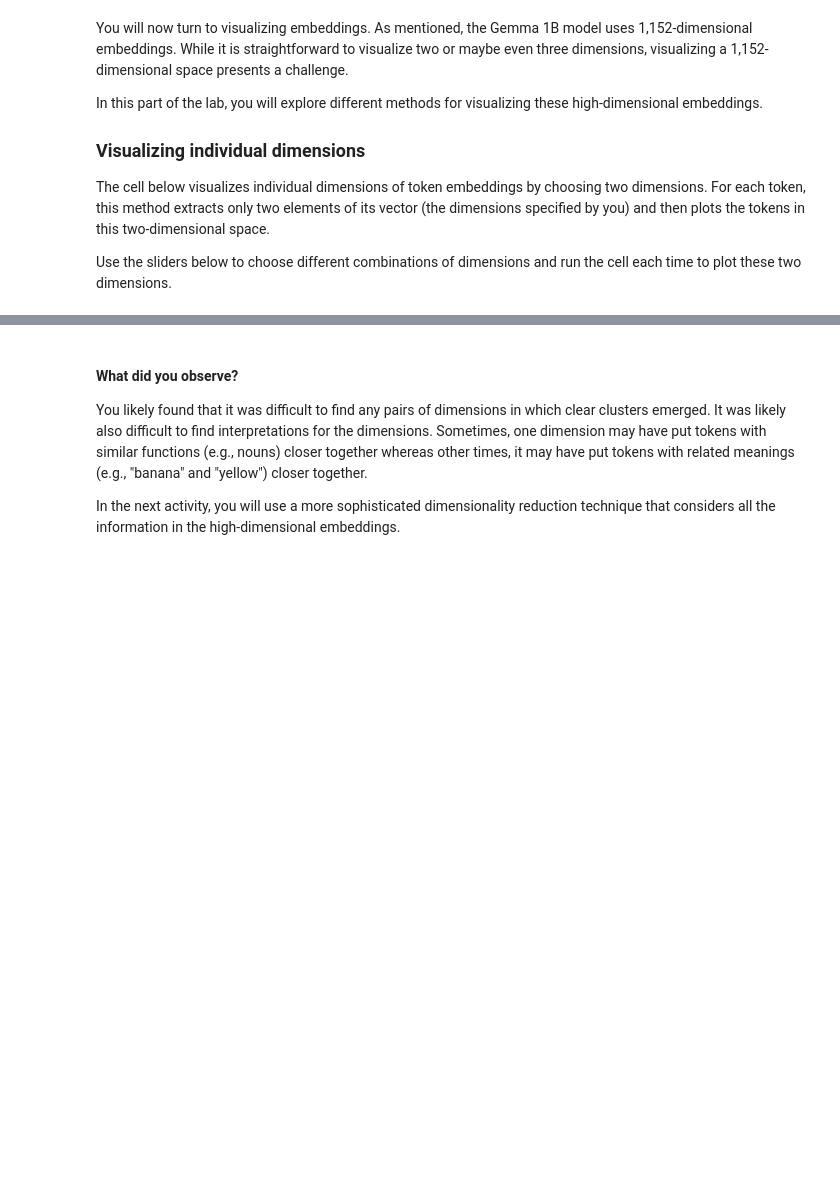
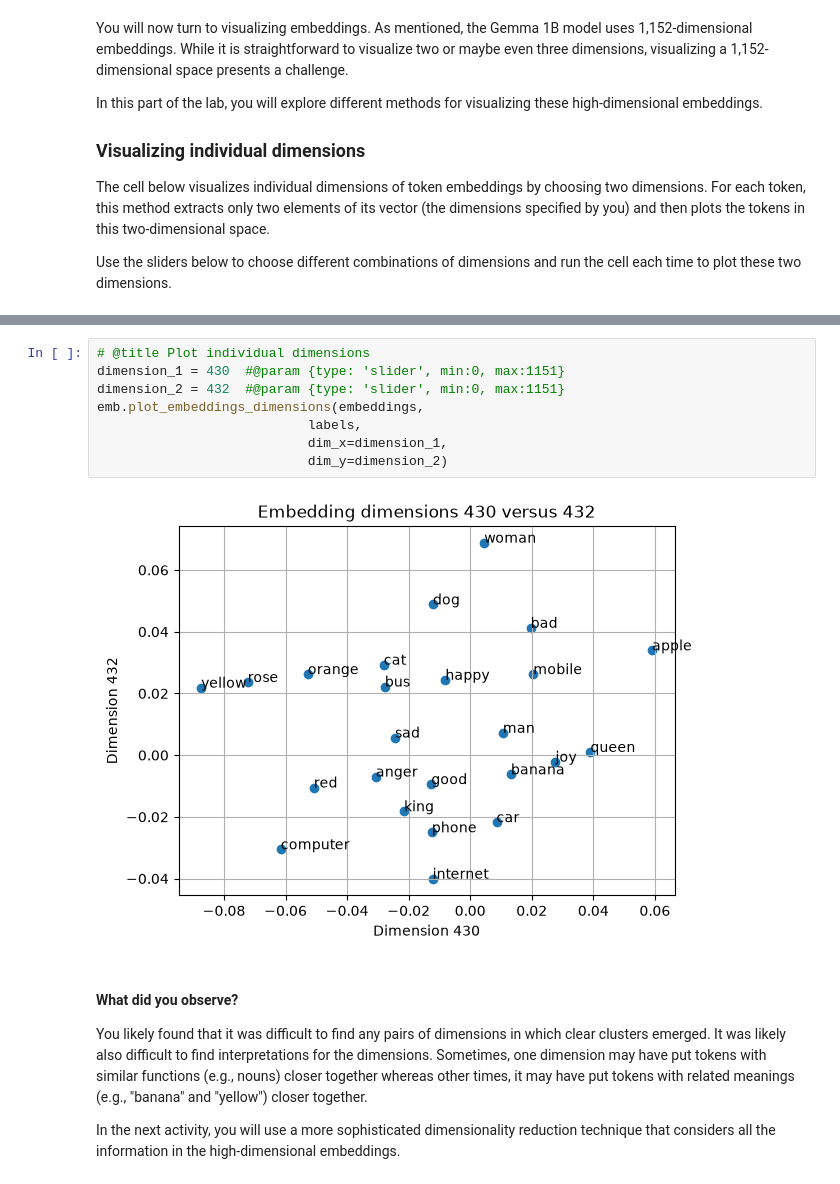
Before and after one commit to bornofdata/AI-Research-Foundations, a Jupyter notebook: DeepMinds/6_embeddings.ipynb, the cells around one changed output, grey strips where cells are left out. Cells and saved outputs as stored; diff of their text form; blank space fills up the shorter version.

```diff
--- a/DeepMinds/6_embeddings.ipynb
+++ b/DeepMinds/6_embeddings.ipynb
@@ -602,3 +700,13 @@ emb.plot_embeddings_dimensions(embeddings,
+# %%
+# @title Plot individual dimensions
+dimension_1 = 430  #@param {type: 'slider', min:0, max:1151}
+dimension_2 = 432  #@param {type: 'slider', min:0, max:1151}
+emb.plot_embeddings_dimensions(embeddings,
+                           labels,
+                           dim_x=dimension_1,
+                           dim_y=dimension_2)
+# %% [output]
+[figure, added]
 # %% [markdown]
 #### What did you observe?
 
```
Also changed, not shown: parts of 25 cells of this notebook.
